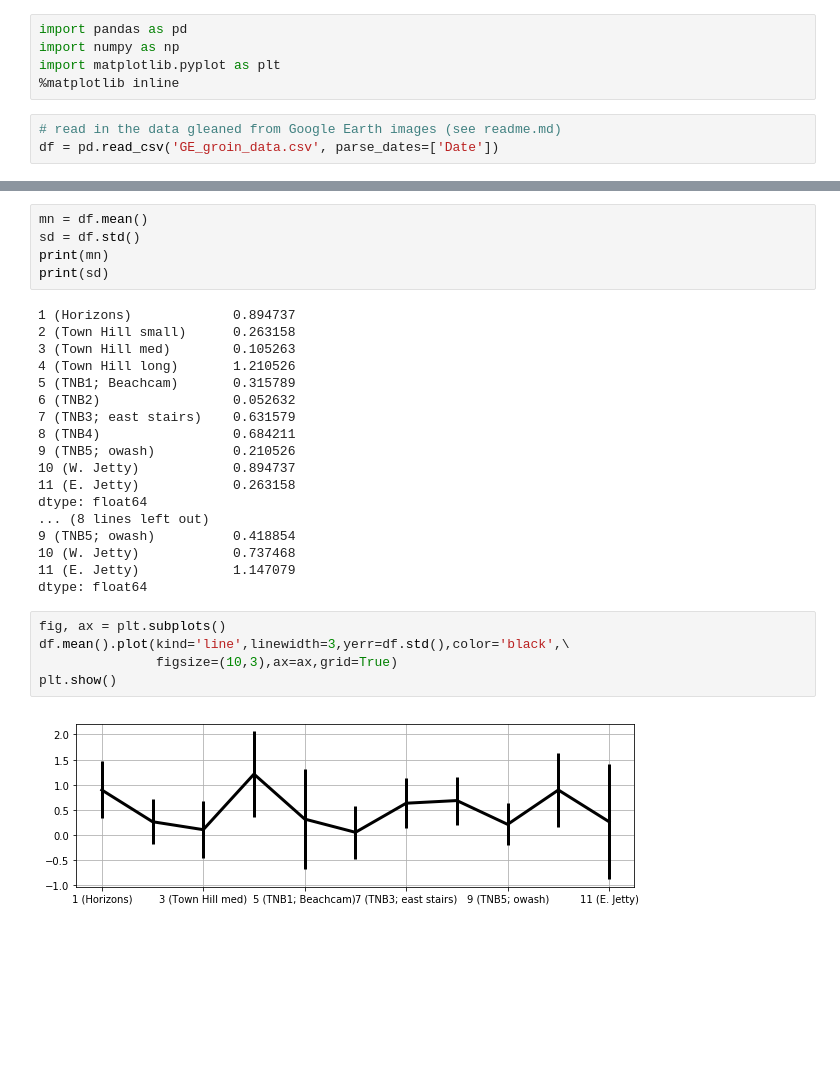
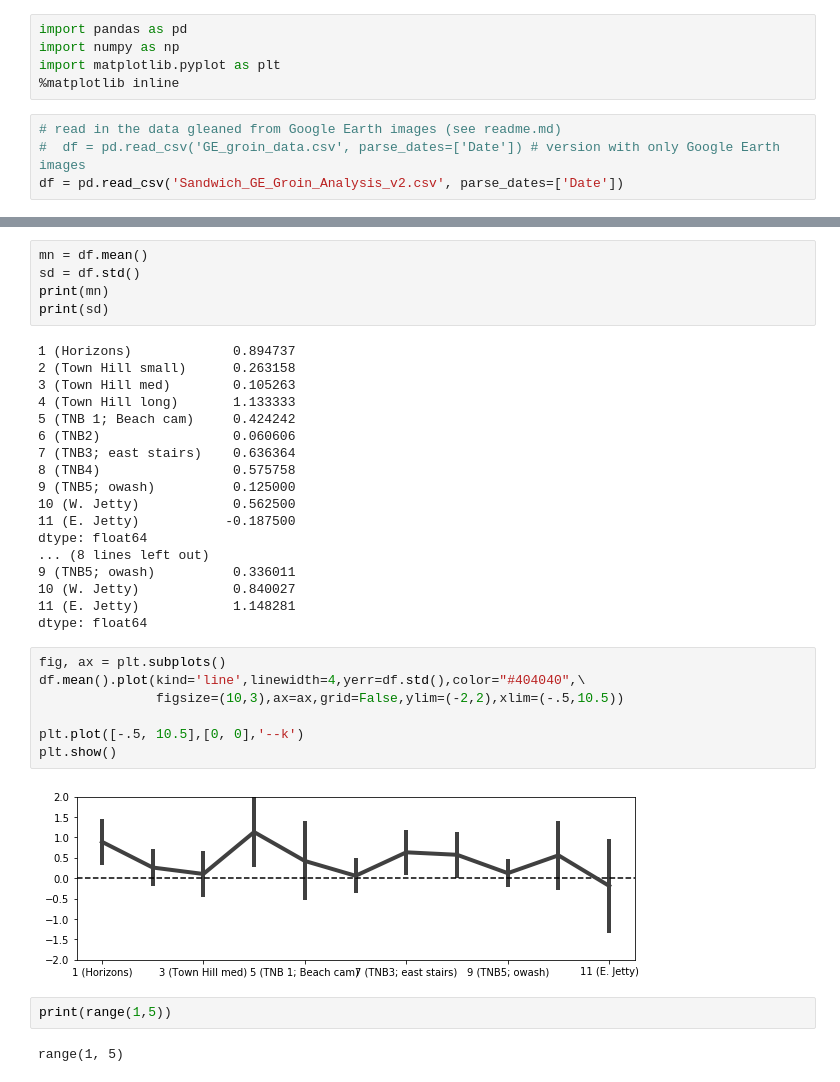
Before and after one commit to csherwood-usgs/GE_groin_analysis, a Jupyter notebook: analyze_GE_groin_asymmetry.ipynb, the cells around one changed output, grey strips where cells are left out. Cells and saved outputs as stored; diff of their text form; blank space fills up the shorter version.

Commit message:
analysis for AGU

```diff
--- a/analyze_GE_groin_asymmetry.ipynb
+++ b/analyze_GE_groin_asymmetry.ipynb
@@ -5,7 +5,8 @@ import matplotlib.pyplot as plt
 %matplotlib inline
 # %%
 # read in the data gleaned from Google Earth images (see readme.md)
-df = pd.read_csv('GE_groin_data.csv', parse_dates=['Date'])
+#  df = pd.read_csv('GE_groin_data.csv', parse_dates=['Date']) # version with only Google Earth images
+df = pd.read_csv('Sandwich_GE_Groin_Analysis_v2.csv', parse_dates=['Date'])
 # %%
 df
 # %% [output]
@@ -35,24 +36,30 @@ print(sd)
 1 (Horizons)             0.894737
 2 (Town Hill small)      0.263158
 3 (Town Hill med)        0.105263
-4 (Town Hill long)       1.210526
-5 (TNB1; Beachcam)       0.315789
-6 (TNB2)                 0.052632
-7 (TNB3; east stairs)    0.631579
-8 (TNB4)                 0.684211
-9 (TNB5; owash)          0.210526
-10 (W. Jetty)            0.894737
-11 (E. Jetty)            0.263158
+4 (Town Hill long)       1.133333
+5 (TNB 1; Beach cam)     0.424242
+6 (TNB2)                 0.060606
+7 (TNB3; east stairs)    0.636364
+8 (TNB4)                 0.575758
+9 (TNB5; owash)          0.125000
+10 (W. Jetty)            0.562500
+11 (E. Jetty)           -0.187500
 dtype: float64
 ... (8 lines left out)
-9 (TNB5; owash)          0.418854
-10 (W. Jetty)            0.737468
-11 (E. Jetty)            1.147079
+9 (TNB5; owash)          0.336011
+10 (W. Jetty)            0.840027
+11 (E. Jetty)            1.148281
 dtype: float64
 # %%
 fig, ax = plt.subplots()
-df.mean().plot(kind='line',linewidth=3,yerr=df.std(),color='black',\
-               figsize=(10,3),ax=ax,grid=True)
+df.mean().plot(kind='line',linewidth=4,yerr=df.std(),color="#404040",\
+               figsize=(10,3),ax=ax,grid=False,ylim=(-2,2),xlim=(-.5,10.5))
+
+plt.plot([-.5, 10.5],[0, 0],'--k')
 plt.show()
 # %% [output]
-[figure, old version]
+[figure, new version]
+# %%
+print(range(1,5))
+# %% [output]
+range(1, 5)
```
Also changed, not shown: parts of 5 cells of this notebook, 1 other file.
